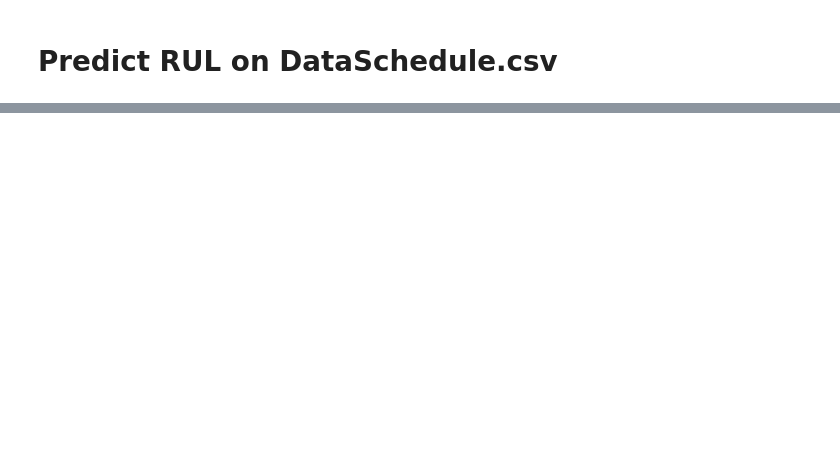
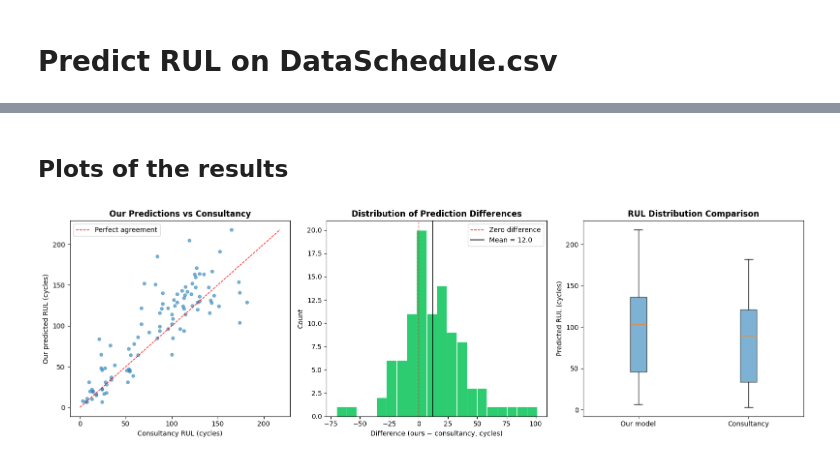
Before and after one commit to Rickderijk2002/Prescriptive-Assignment-3, a Jupyter notebook: Notebook/Prediction_Notebook.ipynb, the cells around one changed output, grey strips where cells are left out. Drawn from its saved outputs; the diff is of its cells as text; code cells hidden in the pictures; blank space fills up the shorter version.

Commit message:
Prediction Section done Assignment

```diff
--- a/Notebook/Prediction_Notebook.ipynb
+++ b/Notebook/Prediction_Notebook.ipynb
@@ -494,0 +558,11 @@ The residual plot reveals a fan-shaped pattern, with residuals tightly centred a
+# %%
+from scipy import stats
+
+consult = pd.read_csv("../Data/RUL_consultancy_predictions_A3.csv", sep=";")
+consult = consult.rename(columns={"id": "engine_id", "RUL": "RUL_consultancy"})
+
+comparison = last_obs[["engine_id", "RUL_predicted"]].merge(consult, on="engine_id")
+comparison["difference"] = comparison["RUL_predicted"] - comparison["RUL_consultancy"]
+
+print("Comparison our predictions vs consultancy (first 10):")
+print(comparison.head(10).to_string(index=False))
@@ -494,0 +635,40 @@ The residual plot reveals a fan-shaped pattern, with residuals tightly centred a
+# %% [markdown]
+## Plots of the results
+# %%
+fig, axes = plt.subplots(1, 3, figsize=(16, 5))
+
+# Scatter: our predictions vs consultancy
+axes[0].scatter(comparison["RUL_consultancy"], comparison["RUL_predicted"],
+                alpha=0.6, s=20, color="#2980b9")
+lim = [0, max(comparison[["RUL_predicted", "RUL_consultancy"]].max())]
+axes[0].plot(lim, lim, "r--", linewidth=1, label="Perfect agreement")
+axes[0].set_xlabel("Consultancy RUL (cycles)")
+axes[0].set_ylabel("Our predicted RUL (cycles)")
+axes[0].set_title("Our Predictions vs Consultancy", fontweight="bold")
+axes[0].legend()
+
+# Histogram of differences
+axes[1].hist(comparison["difference"], bins=20, color="#2ecc71", edgecolor="white", linewidth=0.5)
+axes[1].axvline(0, color="red", linestyle="--", linewidth=1, label="Zero difference")
+axes[1].axvline(comparison["difference"].mean(), color="black", linestyle="-",
+                linewidth=1.2, label=f"Mean = {comparison['difference'].mean():.1f}")
+axes[1].set_xlabel("Difference (ours − consultancy, cycles)")
+axes[1].set_ylabel("Count")
+axes[1].set_title("Distribution of Prediction Differences", fontweight="bold")
+axes[1].legend()
+
+# Boxplot
+axes[2].boxplot(
+    [comparison["RUL_predicted"], comparison["RUL_consultancy"]],
+    labels=["Our model", "Consultancy"],
+    patch_artist=True,
+    boxprops=dict(facecolor="#2980b9", alpha=0.6),
+)
+axes[2].set_ylabel("Predicted RUL (cycles)")
+axes[2].set_title("RUL Distribution Comparison", fontweight="bold")
+
+plt.tight_layout()
+plt.savefig("Figures/plot_consultancy_comparison.png", dpi=150)
+plt.show()
+# %% [output]
+[figure, added]
```
Also changed, not shown: parts of 14 cells of this notebook, 2 other files.
